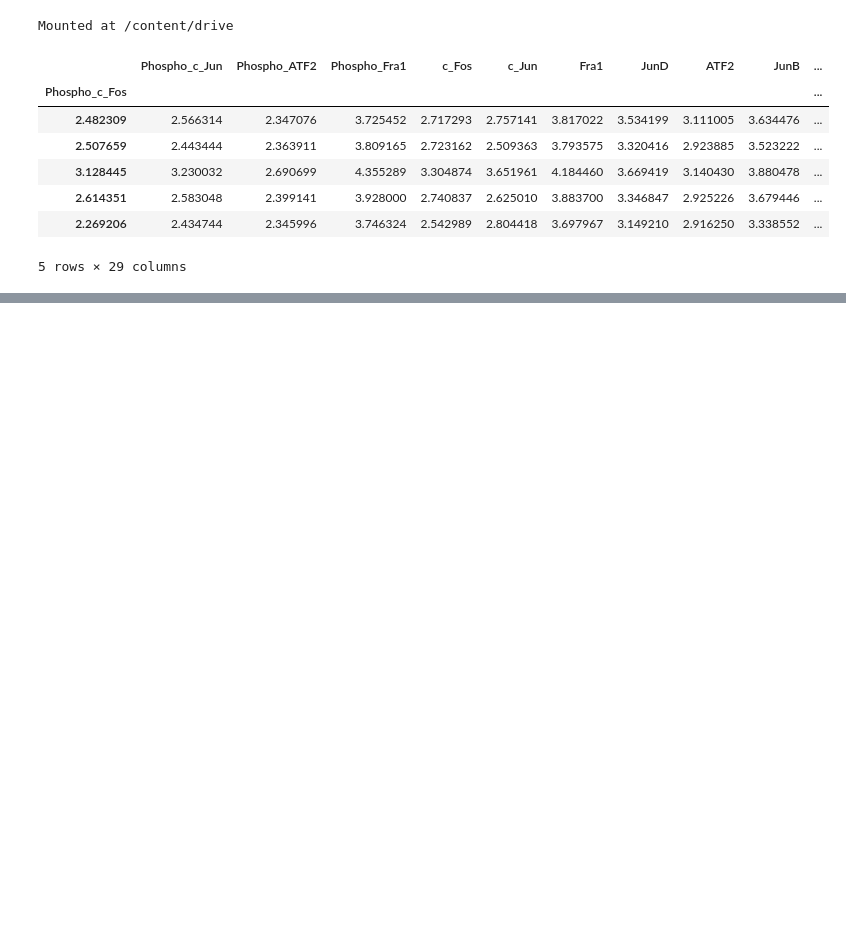
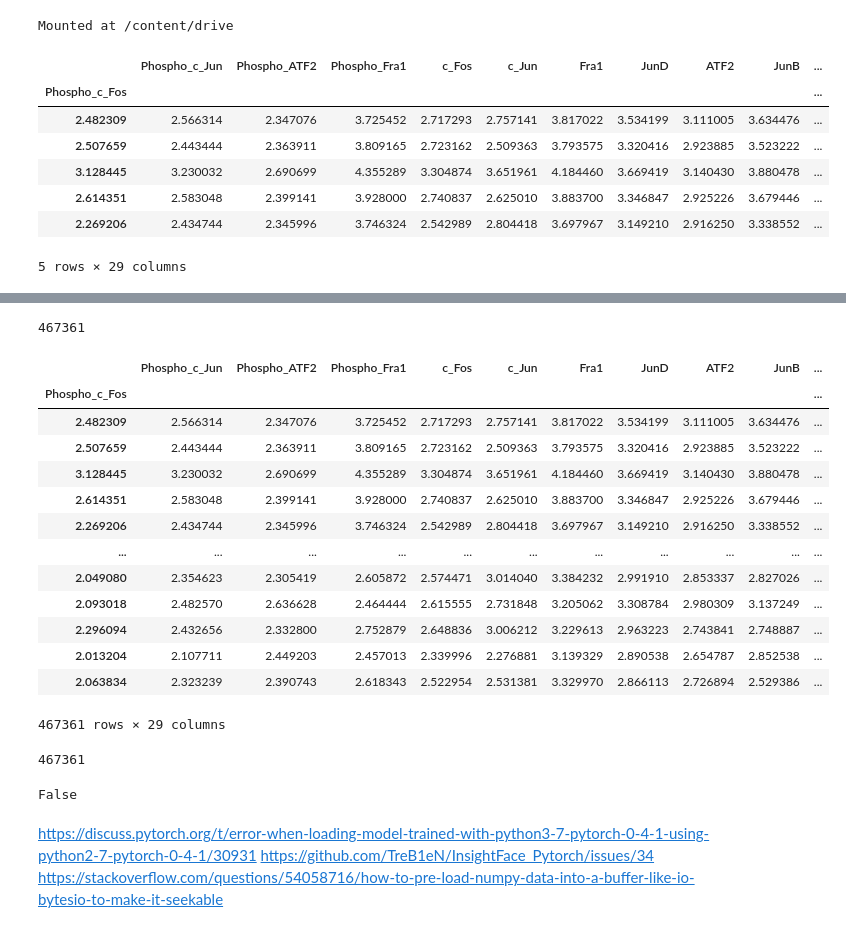
Before and after one commit to zkhodakarami/prescient-fork, a Jupyter notebook: Trials_pre.ipynb, the cells around one changed output, grey strips where cells are left out. Cells and saved outputs as stored; diff of their text form; code cells hidden in the pictures; blank space fills up the shorter version.

```diff
--- a/Trials_pre.ipynb
+++ b/Trials_pre.ipynb
@@ -1107,0 +274,4 @@ Step 1 => editing process data
+# %%
+import numpy as np
+exp_num=clean_dataset(exp_num)
+exp_num.to_csv('file.csv')
@@ -1107,0 +317,21 @@ Step 1 => editing process data
+# %%
+exp_num.shape[0]
+# %% [output]
+467361
+# %%
+exp_num.dropna()
+# %% [output]
+|  | Phospho_c_Jun | Phospho_ATF2 | Phospho_Fra1 | c_Fos | c_Jun | Fra1 | JunD | ATF2 | JunB | ... |
+| Phospho_c_Fos |  |  |  |  |  |  |  |  |  | ... |
+| 2.482309 | 2.566314 | 2.347076 | 3.725452 | 2.717293 | 2.757141 | 3.817022 | 3.534199 | 3.111005 | 3.634476 | ... |
+| 2.507659 | 2.443444 | 2.363911 | 3.809165 | 2.723162 | 2.509363 | 3.793575 | 3.320416 | 2.923885 | 3.523222 | ... |
+| 3.128445 | 3.230032 | 2.690699 | 4.355289 | 3.304874 | 3.651961 | 4.184460 | 3.669419 | 3.140430 | 3.880478 | ... |
+| 2.614351 | 2.583048 | 2.399141 | 3.928000 | 2.740837 | 2.625010 | 3.883700 | 3.346847 | 2.925226 | 3.679446 | ... |
+| 2.269206 | 2.434744 | 2.345996 | 3.746324 | 2.542989 | 2.804418 | 3.697967 | 3.149210 | 2.916250 | 3.338552 | ... |
+| ... | ... | ... | ... | ... | ... | ... | ... | ... | ... | ... |
+| 2.049080 | 2.354623 | 2.305419 | 2.605872 | 2.574471 | 3.014040 | 3.384232 | 2.991910 | 2.853337 | 2.827026 | ... |
+| 2.093018 | 2.482570 | 2.636628 | 2.464444 | 2.615555 | 2.731848 | 3.205062 | 3.308784 | 2.980309 | 3.137249 | ... |
+| 2.296094 | 2.432656 | 2.332800 | 2.752879 | 2.648836 | 3.006212 | 3.229613 | 2.963223 | 2.743841 | 2.748887 | ... |
+| 2.013204 | 2.107711 | 2.449203 | 2.457013 | 2.339996 | 2.276881 | 3.139329 | 2.890538 | 2.654787 | 2.852538 | ... |
+| 2.063834 | 2.323239 | 2.390743 | 2.618343 | 2.522954 | 2.531381 | 3.329970 | 2.866113 | 2.726894 | 2.529386 | ... |
+467361 rows × 29 columns
@@ -1107,0 +340,12 @@ Step 1 => editing process data
+# %%
+exp_num.shape[0]
+# %% [output]
+467361
+# %%
+exp_num.isnull().values.any()
+# %% [output]
+False
+# %% [markdown]
+https://discuss.pytorch.org/t/error-when-loading-model-trained-with-python3-7-pytorch-0-4-1-using-python2-7-pytorch-0-4-1/30931
+https://github.com/TreB1eN/InsightFace_Pytorch/issues/34
+https://stackoverflow.com/questions/54058716/how-to-pre-load-numpy-data-into-a-buffer-like-io-bytesio-to-make-it-seekable
```
Also changed, not shown: parts of 42 cells of this notebook.
